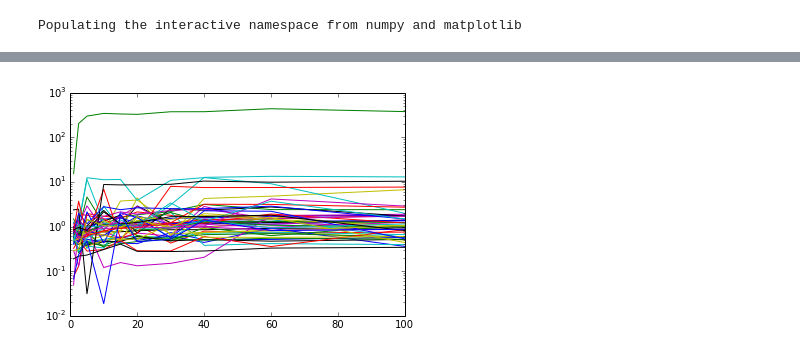
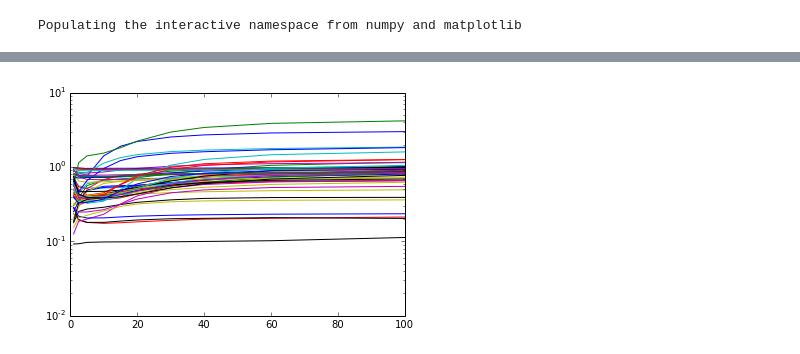
Before and after one commit to jgosmann/plume, a Jupyter notebook: notebooks/Kernels.ipynb, the cells around one changed output, grey strips where cells are left out. Cells and saved outputs as stored; diff of their text form; code cells hidden in the pictures.

Commit message:
Update Kernel plots.

```diff
--- a/notebooks/Kernels.ipynb
+++ b/notebooks/Kernels.ipynb
@@ -22,29 +23,13 @@ error_type_labels = {'rmse': 'RMSE', 'wrmse': 'WRMSE', 'ise': 'ISE', 'wise': 'WI
 inverted_error_types = Set(['log_likelihood'])
 kern_labels = {'RBFKernel': 'RBF', 'Matern32Kernel': 'Matern 3/2', 'Matern52Kernel': 'Matern 5/2', 'ExponentialKernel': 'exp'}
 
-def plot_error_vs_lengthscale(data, error_type):
+def plot_error_vs_lengthscale(ax, data, error_type):
     kern_name = kern_labels[data.root.conf[0]['kernel'][1]]
 
     zp_err = data.get_node('/' + error_type + '/zero_pred', 'value').read()
     err = data.get_node('/' + error_type + '/gp_pred', 'value').read()
     percentage = err / zp_err
     mean = np.mean(percentage, axis=2)
+    std_err = np.std(percentage, axis=2) / np.sqrt(percentage.shape[2])
 
-    ax.plot(kern.root.lengthscales.read(), mean[:, 0], 'o-', label=kern_name)
-    ax.semilogy()
-    ax.set_ylim([1e-3, 1e2])
-    ax.set_xlabel('lengthscale')
-    ax.set_ylabel(error_type_labels[error_type])
+    ax.errorbar(kern.root.lengthscales.read(), mean[:, 0], std_err[:, 0], fmt='o-', label=kern_name)
-# %%
-scenarios = ['SingleSource_noiseless', 'SingleSource_dispersion_noiseless', 'MultipleSource_dispersion_noiseless']
-error_types = ['ise', 'wise', 'reward']
-
-fig = plt.figure(figsize=(6 * len(error_types), 4 * len(scenarios)))
-for i, (scenario, error_type) in enumerate(itertools.product(scenarios, error_types)):
-    ax = fig.add_subplot(len(scenarios), len(error_types), i + 1)
-    for kern in load_scenario_data(scenario):
-        try:
-            plot_error_vs_lengthscale(kern, error_type)
-        finally:
-            kern.close()
-        ax.legend()
@@ -53,11 +104,11 @@ for i, (scenario, error_type) in enumerate(itertools.product(scenarios, error_ty
 # %%
 with tables.open_file('../Data/Kernels/ExponentialKernel__SingleSource_dispersion_noiseless_') as data:
-    zp_err = data.get_node('/ise/zero_pred', 'value').read()
-    err = data.get_node('/ise/gp_pred', 'value').read()
+    zp_err = data.get_node('/rmse/zero_pred', 'value').read()
+    err = data.get_node('/se/gp_pred', 'value').read()
     percentage = err / zp_err
     fig = plt.figure()
     ax = fig.add_subplot(1, 1, 1)
     ax.plot(data.root.lengthscales.read(), percentage[:, 0, :])
     ax.semilogy()
 # %% [output]
-[figure, old version]
+[figure, new version]
```
Also changed, not shown: parts of 3 cells of this notebook.
